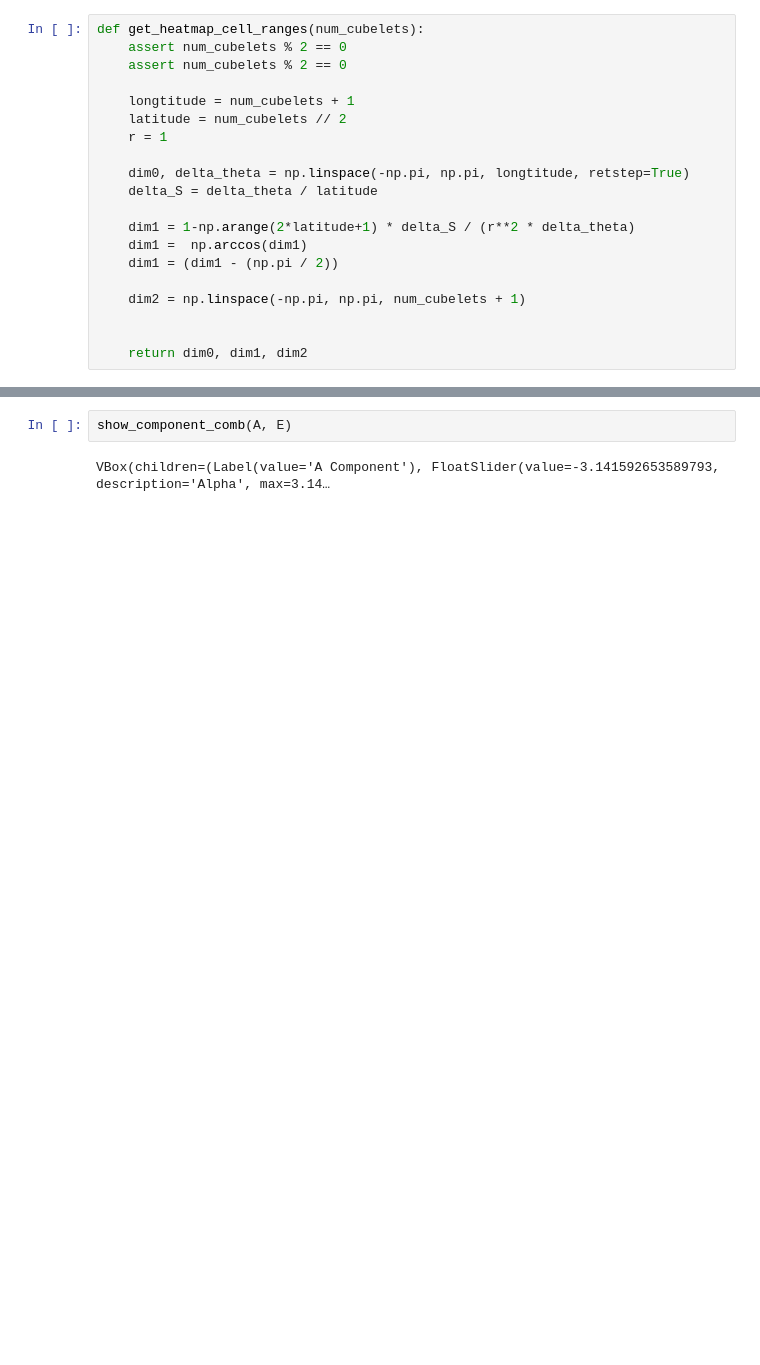
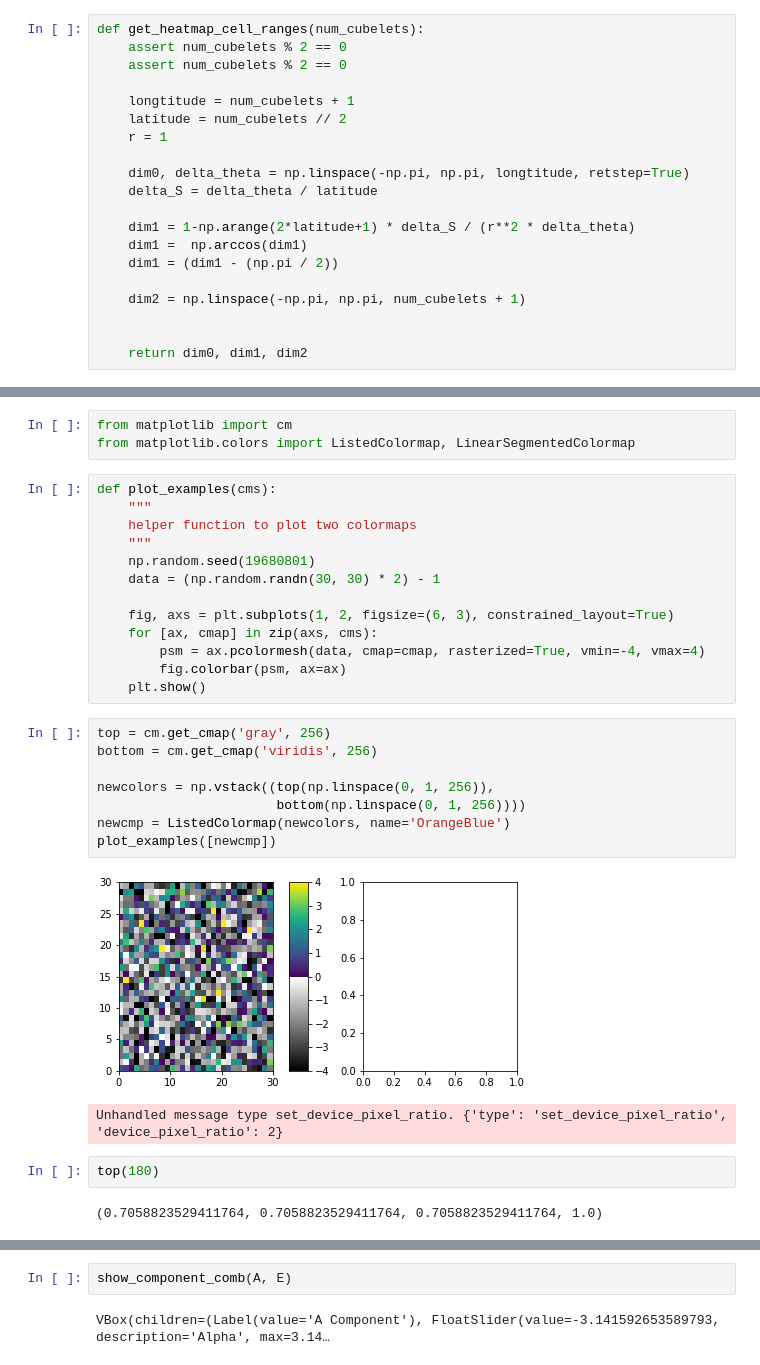
Before and after one commit to avicooper1/OOD_Orientation_Generalization, a Jupyter notebook: demo/demo.ipynb, the cells around one changed output, grey strips where cells are left out. Drawn from its saved outputs; the diff is of its cells as text; blank space fills up the shorter version.

```diff
--- a/demo/demo.ipynb
+++ b/demo/demo.ipynb
@@ -45 +100,32 @@ def get_heatmap_cell_ranges(num_cubelets):
+# %%
+from matplotlib import cm
+from matplotlib.colors import ListedColormap, LinearSegmentedColormap
+# %%
+def plot_examples(cms):
+    """
+    helper function to plot two colormaps
+    """
+    np.random.seed(19680801)
+    data = (np.random.randn(30, 30) * 2) - 1
+
+    fig, axs = plt.subplots(1, 2, figsize=(6, 3), constrained_layout=True)
+    for [ax, cmap] in zip(axs, cms):
+        psm = ax.pcolormesh(data, cmap=cmap, rasterized=True, vmin=-4, vmax=4)
+        fig.colorbar(psm, ax=ax)
+    plt.show()
+# %%
+top = cm.get_cmap('gray', 256)
+bottom = cm.get_cmap('viridis', 256)
+
+newcolors = np.vstack((top(np.linspace(0, 1, 256)),
+                       bottom(np.linspace(0, 1, 256))))
+newcmp = ListedColormap(newcolors, name='OrangeBlue')
+plot_examples([newcmp])
+# %% [output]
+[figure, added]
+Unhandled message type set_device_pixel_ratio. {'type': 'set_device_pixel_ratio', 'device_pixel_ratio': 2}
+# %%
+top(180)
+# %% [output]
+(0.7058823529411764, 0.7058823529411764, 0.7058823529411764, 1.0)
 # %%
```
Also changed, not shown: parts of 16 cells of this notebook.
